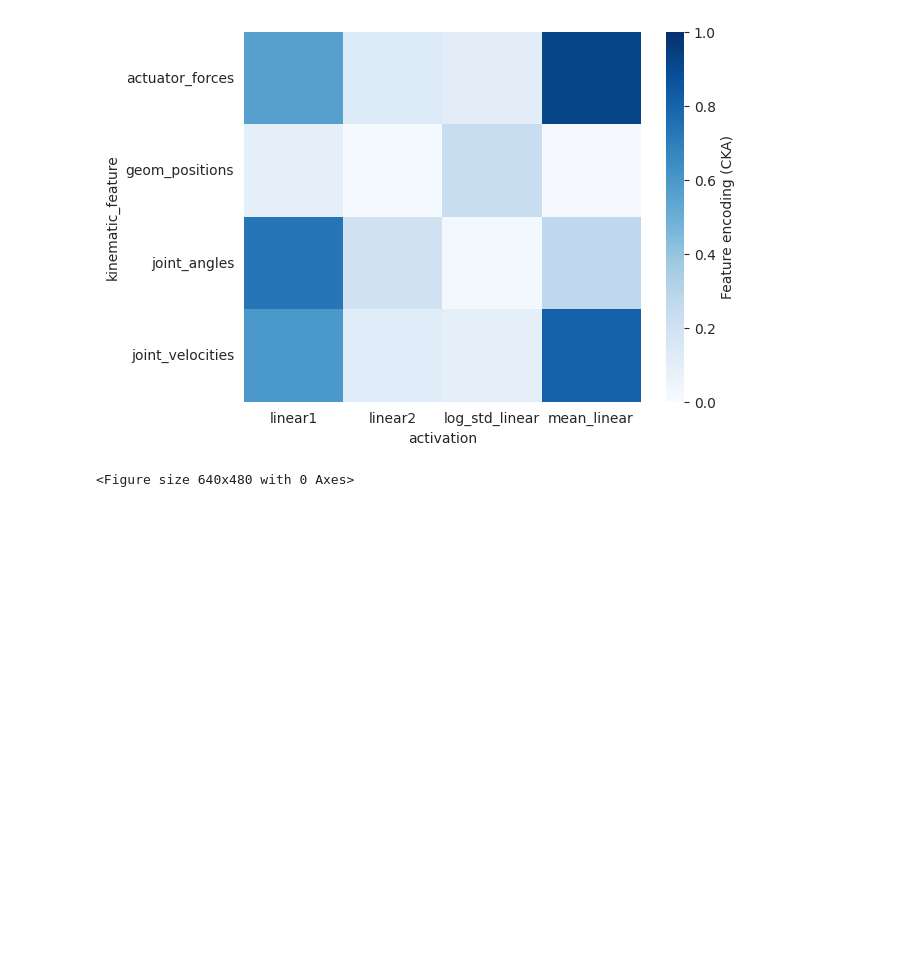
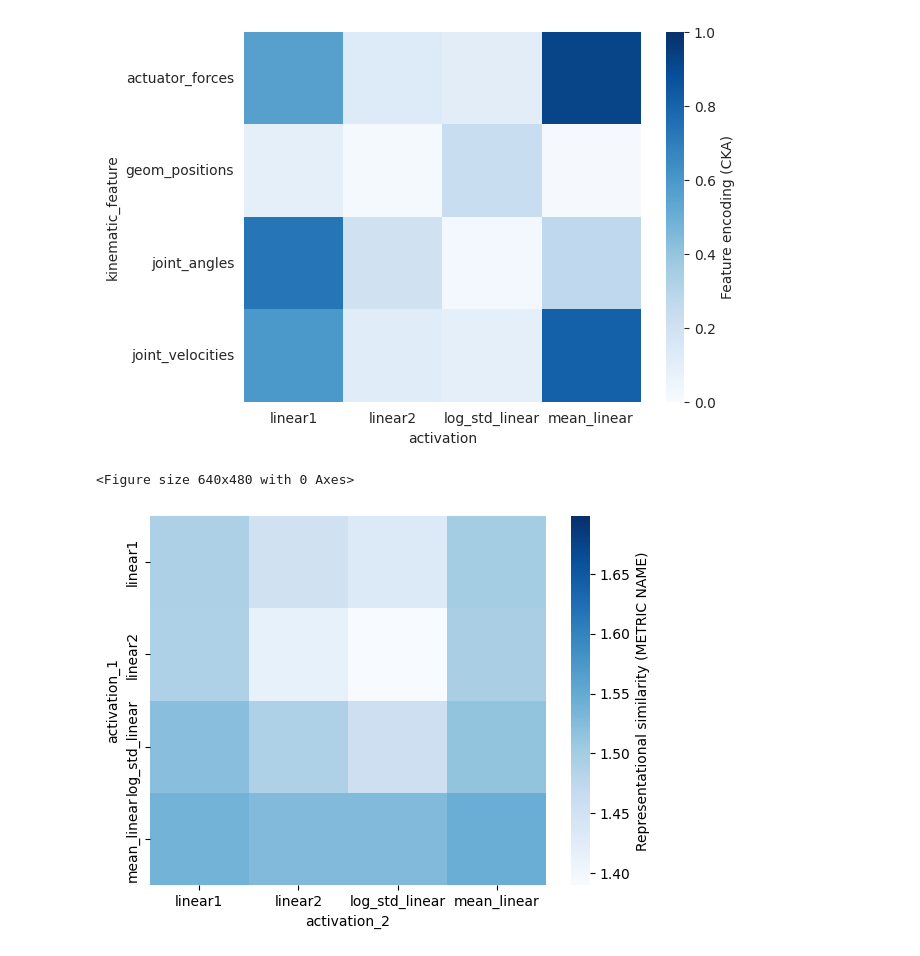
Before and after one commit to jimzers/DSC180B-A08, a Jupyter notebook: visualizations/cka_v4.ipynb, the cells around one changed output. Drawn from its saved outputs; the diff is of its cells as text; code cells hidden in the pictures; blank space fills up the shorter version.

```diff
--- a/visualizations/cka_v4.ipynb
+++ b/visualizations/cka_v4.ipynb
@@ -92,3 +95,31 @@ cca_metric = LinearMetric(alpha=0.0, center_columns=True)
 # make directory for plots
 if not os.path.exists('viz'):
     os.makedirs('viz')
+# %%
+def pairwise_comparison(loaded_hook_dict, loaded_hook_dict2, save_path='viz/test_activations_compare.png'):
+    comparison_dict = {'activation_1': [],
+                 'activation_2': [],
+                 'metric': []}
+    vmin = 0
+    vmax = 1
+    # get combinations between activations
+    for activation1 in loaded_hook_dict.keys():
+        for activation2 in loaded_hook_dict2.keys():
+            #change here for metric swap
+            proc_metric = LinearCKA(center_columns=True)
+            proc_metric.fit(loaded_hook_dict[activation1], loaded_hook_dict2[activation2])
+            dist = proc_metric.score(loaded_hook_dict[activation1], loaded_hook_dict2[activation2])
+
+            if vmin < dist:
+                vmin = dist
+            if dist > vmax:
+                vmax = dist
+
+            comparison_dict['metric'].append(dist)
+            comparison_dict['activation_1'].append(activation1)
+            comparison_dict['activation_2'].append(activation2)
+
+    df_c = pd.DataFrame(comparison_dict).pivot('activation_1', 'activation_2', 'metric')
+    # force bar to be between 0 and 1
+    plot_c = sns.heatmap(df_c, cbar_kws={'label': 'Representational similarity (METRIC NAME)'}, cmap='Blues', vmin=vmin, vmax=vmax)
+    plt.savefig(save_path)
@@ -135,13 +200,14 @@ for noise_level, noise_hook_dict, noise_kinematics_dict in zip(noise_levels, noi
 # %%
 import pandas as pd
 import seaborn as sns
-save_path='src/viz/cka_activations_compare.png'
 
-def pairwise_comparison(loaded_hook_dict, loaded_hook_dict2, save_path='pix/test_activations_compare.png'):
+
+def pairwise_comparison(loaded_hook_dict, loaded_hook_dict2, save_path='viz/test_activations_compare.png'):
     comparison_dict = {'activation_1': [],
                  'activation_2': [],
                  'metric': []}
-
+    vmin = 0
+    vmax = 1
     # get combinations between activations
     for activation1 in loaded_hook_dict.keys():
         for activation2 in loaded_hook_dict2.keys():
@@ -150,11 +216,20 @@ def pairwise_comparison(loaded_hook_dict, loaded_hook_dict2, save_path='pix/test
             proc_metric.fit(loaded_hook_dict[activation1], loaded_hook_dict2[activation2])
             dist = proc_metric.score(loaded_hook_dict[activation1], loaded_hook_dict2[activation2])
 
+            if vmin < dist:
+                vmin = dist
+            if dist > vmax:
+                vmax = dist
+
             comparison_dict['metric'].append(dist)
             comparison_dict['activation_1'].append(activation1)
             comparison_dict['activation_2'].append(activation2)
 
     df_c = pd.DataFrame(comparison_dict).pivot('activation_1', 'activation_2', 'metric')
     # force bar to be between 0 and 1
-    plot_c = sns.heatmap(df_c, cbar_kws={'label': 'Representational similarity (METRIC NAME)'}, cmap='Blues', vmin=0, vmax=1)
+    plot_c = sns.heatmap(df_c, cbar_kws={'label': 'Representational similarity (METRIC NAME)'}, cmap='Blues', vmin=vmin, vmax=vmax)
     plt.savefig(save_path)
+# %%
+pairwise_comparison(rl_hook_dict, bc_nonoise_hook_dict)
+# %% [output]
+[figure, added]
```
Also changed, not shown: parts of 7 cells of this notebook.
